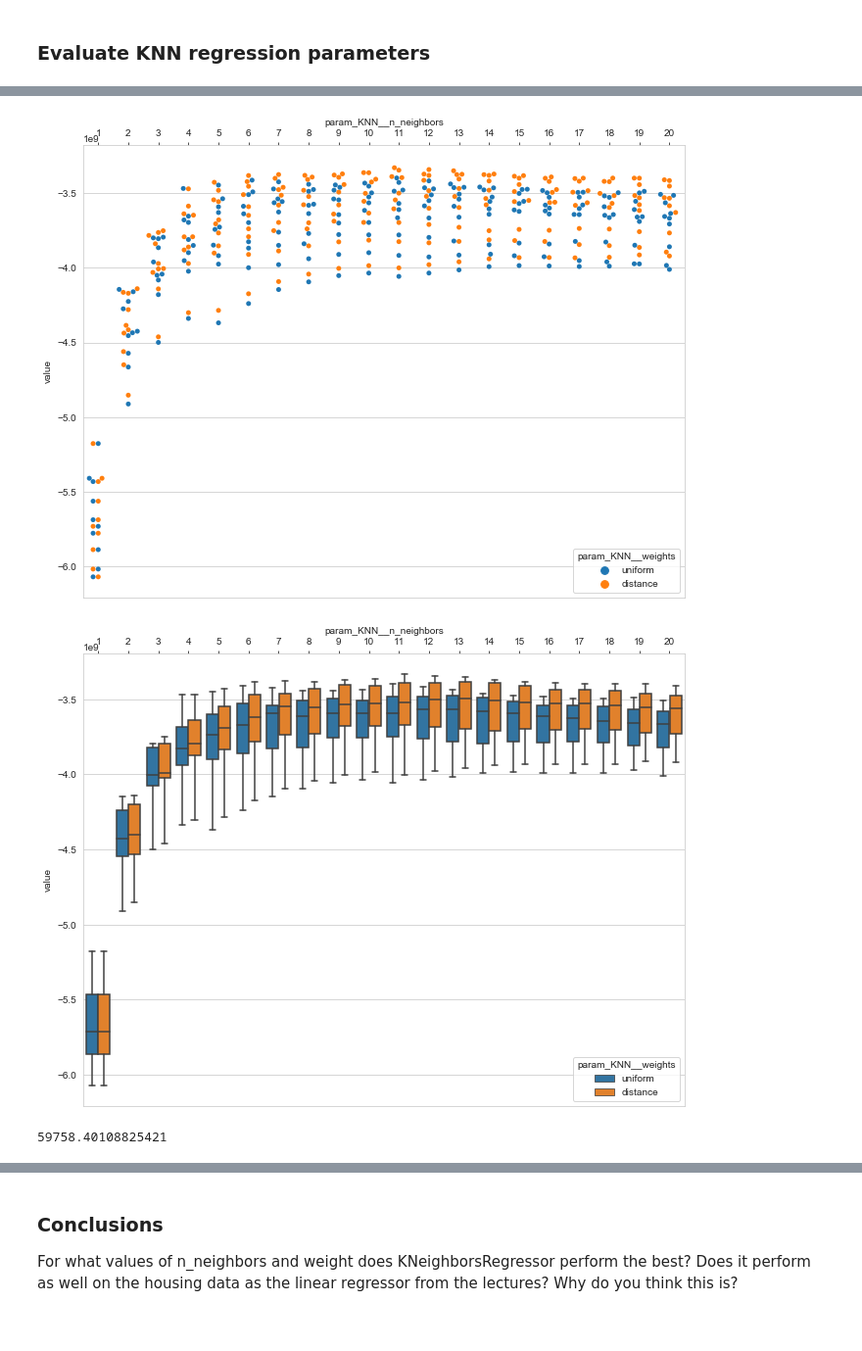
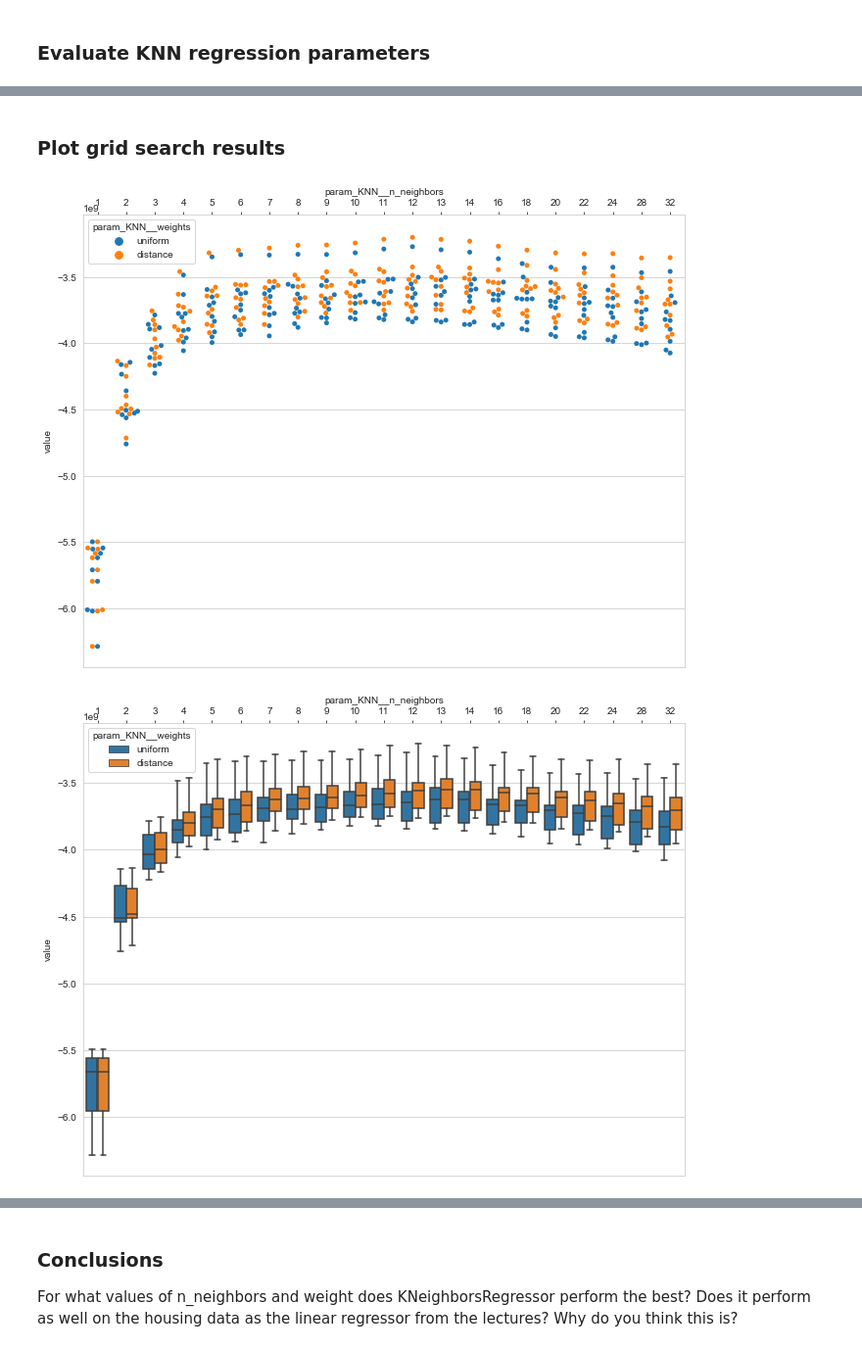
Before and after one commit to c0llins0/SCS-3253-Machine-Learning, a Jupyter notebook: W2_Collins_qq332706.ipynb, the cells around one changed output, grey strips where cells are left out. Shown at 98% size. Cells and saved outputs as stored; diff of their text form; code cells hidden in the pictures.

```diff
--- a/W2_Collins_qq332706.ipynb
+++ b/W2_Collins_qq332706.ipynb
@@ -115,13 +116,11 @@ full_pipeline = pipeline.Pipeline([
 ### Evaluate KNN regression parameters
 # %%
 knn_weights = ['uniform','distance']
-knn_n_neighbors = range(1,21)
-param_grid = [
-    {'KNN__weights':knn_weights,
-     'KNN__n_neighbors':knn_n_neighbors}]
+knn_n_neighbors = list(range(1,14))+list(range(14,24,2))+list(range(24,34,4))
+param_grid = [{'KNN__weights':knn_weights,'KNN__n_neighbors':knn_n_neighbors}]
 
 grid_search = model_selection.GridSearchCV(full_pipeline,param_grid, n_jobs=4,
-                                           cv=10,scoring='neg_mean_squared_error',
+                                           cv=12,scoring='neg_mean_squared_error',
                                            return_train_score=True,verbose=4)
-grid_search.fit(x_train,y_train)
+grid_search.fit(x_train,y_train);
 # %% [output]
@@ -152,33 +134,24 @@ GridSearchCV(cv=10, error_score='raise-deprecating',
+# %% [markdown]
+### Plot grid search results
 # %%
 boxscores = pd.DataFrame.from_dict(grid_search.cv_results_)
 melted_bs=boxscores.melt(id_vars=['param_KNN__n_neighbors','param_KNN__weights'],value_vars=["split0_test_score","split1_test_score","split2_test_score","split3_test_score","split4_test_score","split5_test_score","split6_test_score","split7_test_score","split8_test_score","split9_test_score"])
 fig1, ax1 = plt.subplots()
+
 fig1.set_size_inches(11, 8.5)
 seaborn.catplot(x="param_KNN__n_neighbors",y="value",data=melted_bs,hue='param_KNN__weights',kind="swarm",ax=ax1)
 ax1.xaxis.tick_top()
 ax1.xaxis.set_label_position('top')
+ax
 
 fig2, ax2 = plt.subplots()
 fig2.set_size_inches(11, 8.5)
 seaborn.boxplot(x="param_KNN__n_neighbors",y="value",data=melted_bs,hue='param_KNN__weights',ax=ax2,whis=2)
 ax2.xaxis.tick_top()
 ax2.xaxis.set_label_position('top')
 
 plt.close(2)
 plt.show()
-
-#grid_search.best_params_
-#seaborn.catplot(x="param_KNN__n_neighbors",y="value",data=melted_bs,hue='param_KNN__weights',kind="violin",split=True)
-#seaborn.catplot(melted_bs)
 # %% [output]
-[figure, old version]
+[figure, new version]
-[figure, old version]
+[figure, new version]
-# %%
-final_model = grid_search.best_estimator_
-final_predictions = final_model.predict(x_test)
-
-final_mse = metrics.mean_squared_error(y_test, final_predictions)
-final_rmse = np.sqrt(final_mse)
-final_rmse
-# %% [output]
-59758.40108825421
```
Also changed, not shown: parts of 7 cells of this notebook.
